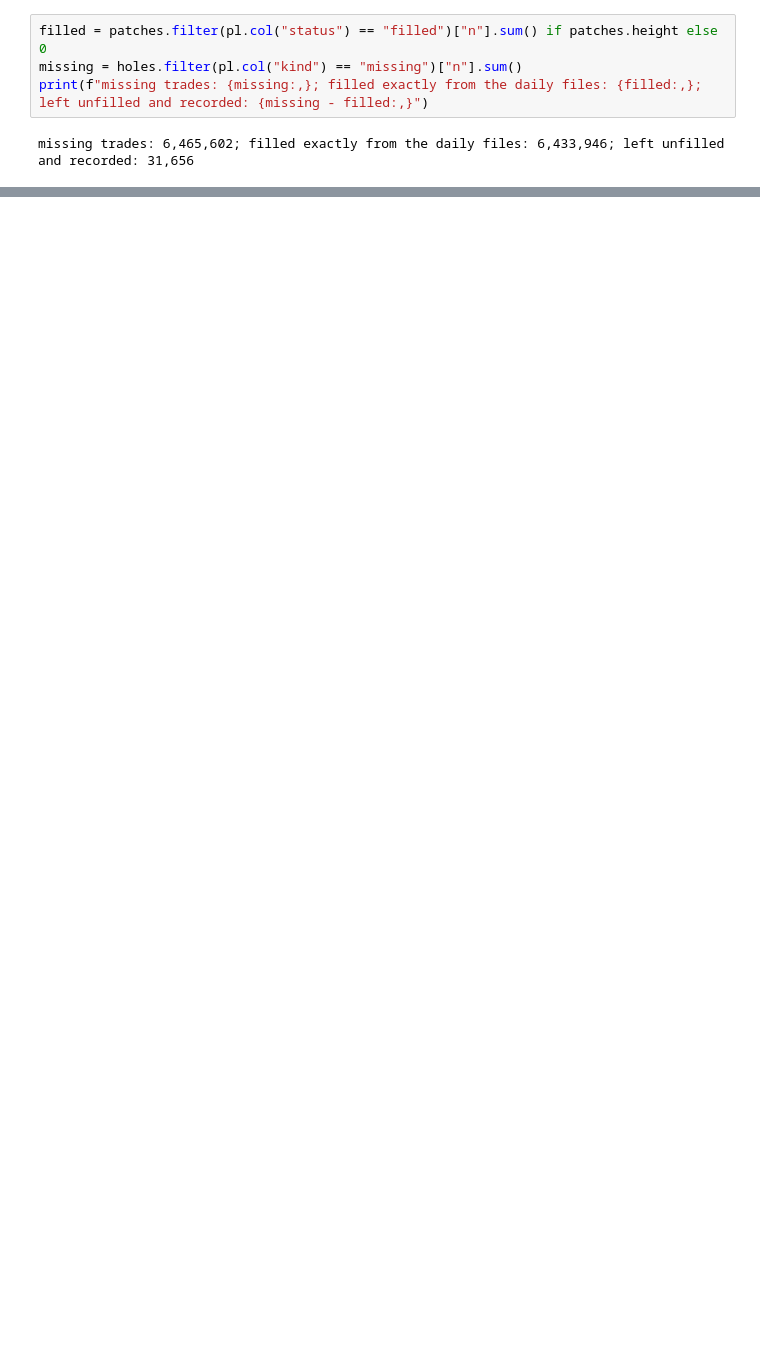
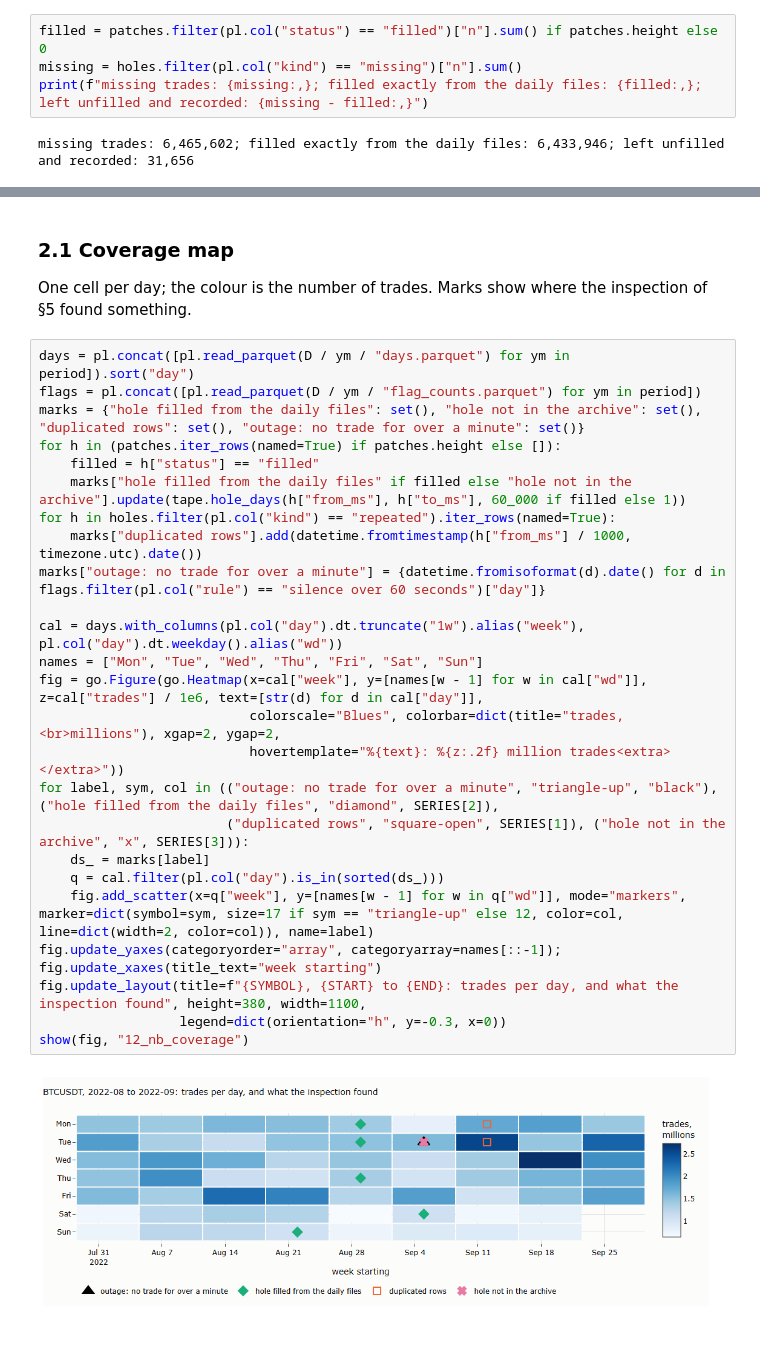
Before and after one commit to MaxGnesi/systematic-trading-notes, a Jupyter notebook: lectures/12-tick-data-the-tape/12_tick_data_the_tape.ipynb, the cells around one changed output, grey strips where cells are left out. Cells and saved outputs as stored; diff of their text form; blank space fills up the shorter version.

```diff
--- a/lectures/12-tick-data-the-tape/12_tick_data_the_tape.ipynb
+++ b/lectures/12-tick-data-the-tape/12_tick_data_the_tape.ipynb
@@ -123,0 +222,31 @@ missing trades: 6,465,602; filled exactly from the daily files: 6,433,946; left
+# %% [markdown]
+### 2.1 Coverage map
+
+One cell per day; the colour is the number of trades. Marks show where the inspection of §5 found something.
+# %%
+days = pl.concat([pl.read_parquet(D / ym / "days.parquet") for ym in period]).sort("day")
+flags = pl.concat([pl.read_parquet(D / ym / "flag_counts.parquet") for ym in period])
+marks = {"hole filled from the daily files": set(), "hole not in the archive": set(), "duplicated rows": set(), "outage: no trade for over a minute": set()}
+for h in (patches.iter_rows(named=True) if patches.height else []):
+    filled = h["status"] == "filled"
+    marks["hole filled from the daily files" if filled else "hole not in the archive"].update(tape.hole_days(h["from_ms"], h["to_ms"], 60_000 if filled else 1))
+for h in holes.filter(pl.col("kind") == "repeated").iter_rows(named=True):
+    marks["duplicated rows"].add(datetime.fromtimestamp(h["from_ms"] / 1000, timezone.utc).date())
+marks["outage: no trade for over a minute"] = {datetime.fromisoformat(d).date() for d in flags.filter(pl.col("rule") == "silence over 60 seconds")["day"]}
+
+cal = days.with_columns(pl.col("day").dt.truncate("1w").alias("week"), pl.col("day").dt.weekday().alias("wd"))
+names = ["Mon", "Tue", "Wed", "Thu", "Fri", "Sat", "Sun"]
+fig = go.Figure(go.Heatmap(x=cal["week"], y=[names[w - 1] for w in cal["wd"]], z=cal["trades"] / 1e6, text=[str(d) for d in cal["day"]],
+                           colorscale="Blues", colorbar=dict(title="trades,<br>millions"), xgap=2, ygap=2,
+                           hovertemplate="%{text}: %{z:.2f} million trades<extra></extra>"))
+for label, sym, col in (("outage: no trade for over a minute", "triangle-up", "black"), ("hole filled from the daily files", "diamond", SERIES[2]),
+                        ("duplicated rows", "square-open", SERIES[1]), ("hole not in the archive", "x", SERIES[3])):
+    ds_ = marks[label]
+    q = cal.filter(pl.col("day").is_in(sorted(ds_)))
+    fig.add_scatter(x=q["week"], y=[names[w - 1] for w in q["wd"]], mode="markers", marker=dict(symbol=sym, size=17 if sym == "triangle-up" else 12, color=col, line=dict(width=2, color=col)), name=label)
+fig.update_yaxes(categoryorder="array", categoryarray=names[::-1]); fig.update_xaxes(title_text="week starting")
+fig.update_layout(title=f"{SYMBOL}, {START} to {END}: trades per day, and what the inspection found", height=380, width=1100,
+                  legend=dict(orientation="h", y=-0.3, x=0))
+show(fig, "12_nb_coverage")
+# %% [output]
+[figure, added]
```
Also changed, not shown: parts of 17 cells of this notebook, 4 other files.
